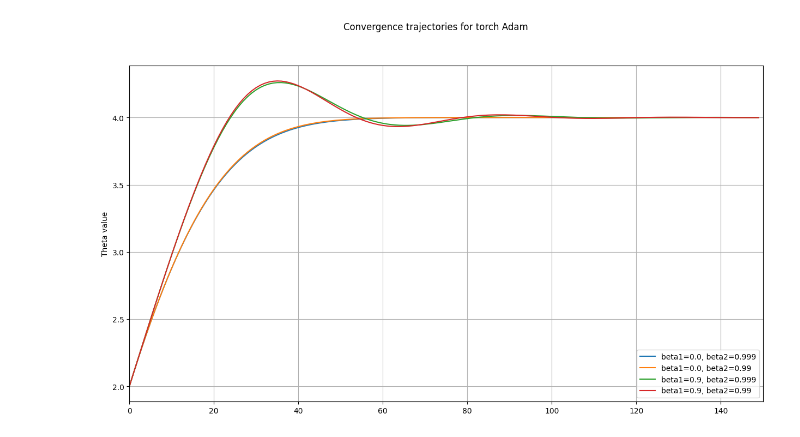
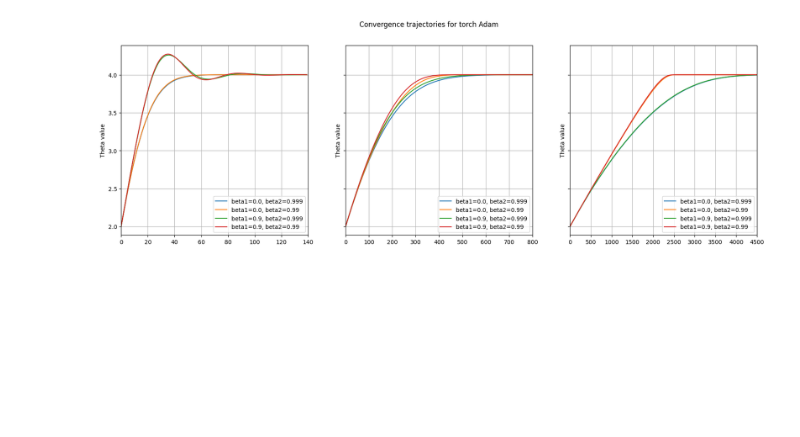
Before and after one commit to carlosherediapimienta/numerical_simulations_nonlocal, a Jupyter notebook: Numerical_Simulation_with_Torch.ipynb, the cells around one changed output. Cells and saved outputs as stored; diff of their text form; code cells hidden in the pictures; blank space fills up the shorter version.

```diff
--- a/Numerical_Simulation_with_Torch.ipynb
+++ b/Numerical_Simulation_with_Torch.ipynb
@@ -5,22 +5,27 @@ import matplotlib.pyplot as plt
 import torch as th
 import torch.optim as optim
 # %%
-param_grid = {'lr': [0.1], 'beta1': [0.0, 0.9],'beta2': [0.999, 0.99]}
+param_grid = {'lr': [0.1, 0.01, 0.001], 'beta1': [0.0, 0.9],'beta2': [0.999, 0.99]}
 n_learning_rates = len(param_grid['lr'])
 param_list = list(ParameterGrid(param_grid))
 # %%
 def func(x):
     return (x-4)**2
 # %%
-fig, axs = plt.subplots(ncols=n_learning_rates, figsize=(15, 8), sharex=False, sharey=True)
+fig, axs = plt.subplots(ncols=n_learning_rates, figsize=(20, 6), sharex=False, sharey=True)
 fig.suptitle('Convergence trajectories for torch Adam')
-epochs = 150
-
 
 for i, lr in enumerate(param_grid['lr']):
 
     ax = axs[i] if n_learning_rates > 1 else axs
     filtered_params = [p for p in param_list if p['lr'] == lr]
+
+    if lr == 0.1:
+        epochs = 140
+    elif lr == 0.01:
+        epochs = 800
+    else:
+        epochs = 4500
 
     for params in filtered_params:
 
@@ -69 +74 @@ Epoch 140: x=3.9997940063476562, loss=1.6816557035781443e-09
-[figure, old version]
+[figure, new version]
```
Also changed, not shown: parts of 1 cell of this notebook, 8 other files.
